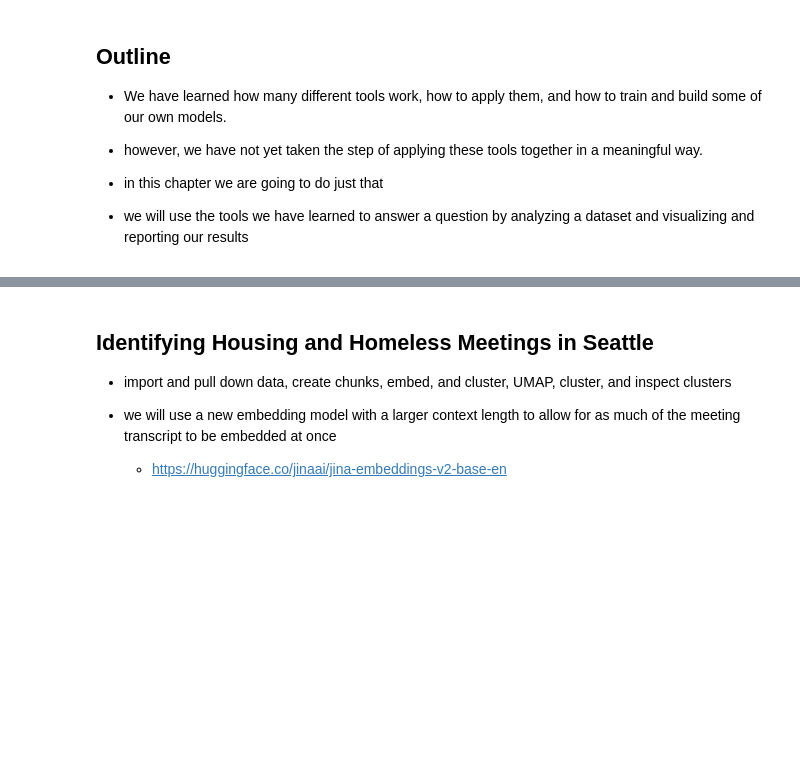
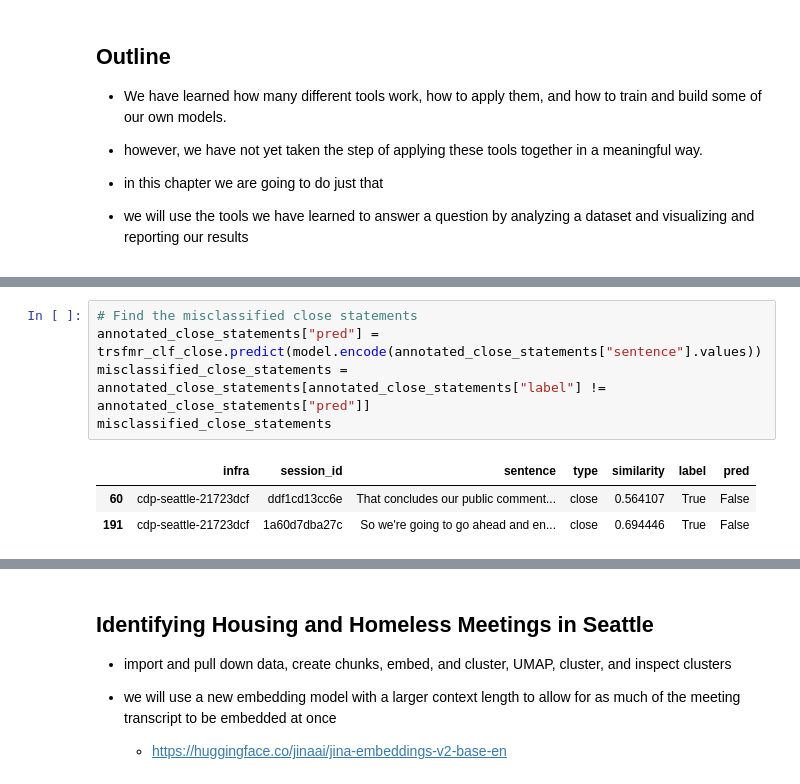
Before and after one commit to PugetSoundClinic-PIT/ml-for-pit, a Jupyter notebook: content/08/lecture.ipynb, the cells around one changed output, grey strips where cells are left out. Cells and saved outputs as stored; diff of their text form; blank space fills up the shorter version.

```diff
--- a/content/08/lecture.ipynb
+++ b/content/08/lecture.ipynb
@@ -30,0 +256,9 @@
+# %%
+# Find the misclassified close statements
+annotated_close_statements["pred"] = trsfmr_clf_close.predict(model.encode(annotated_close_statements["sentence"].values))
+misclassified_close_statements = annotated_close_statements[annotated_close_statements["label"] != annotated_close_statements["pred"]]
+misclassified_close_statements
+# %% [output]
+|  | infra | session_id | sentence | type | similarity | label | pred |
+| 60 | cdp-seattle-21723dcf | ddf1cd13cc6e | That concludes our public comment... | close | 0.564107 | True | False |
+| 191 | cdp-seattle-21723dcf | 1a60d7dba27c | So we're going to go ahead and en... | close | 0.694446 | True | False |
```
Also changed, not shown: parts of 19 cells of this notebook, 3 other files.
